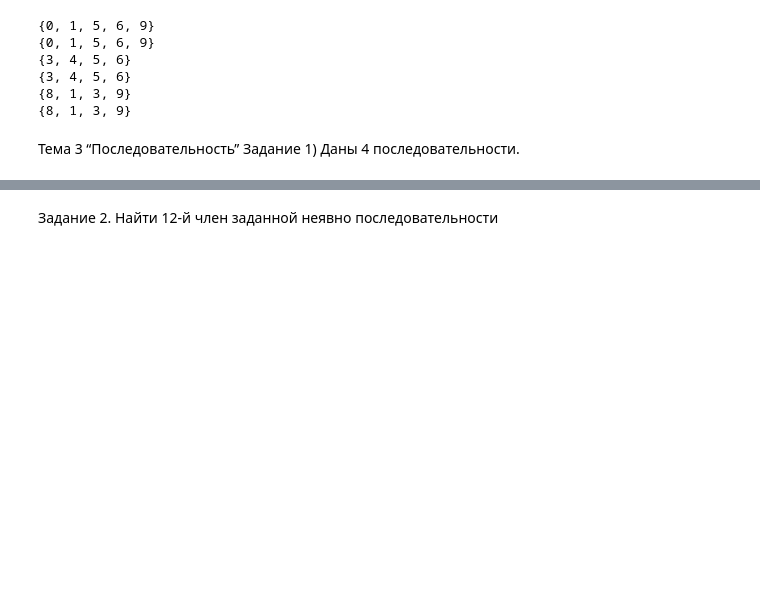
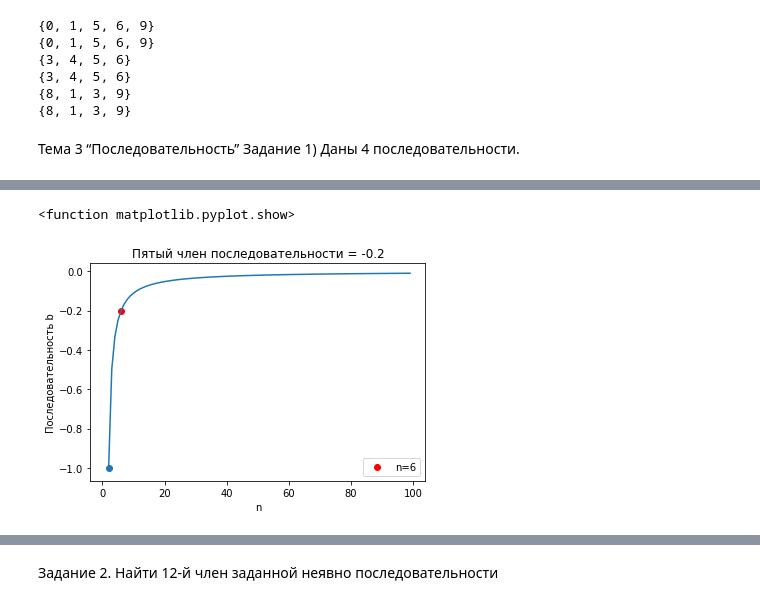
Before and after one commit to aldalinde/Python_for_DSc, a Jupyter notebook: Calculus_2.ipynb, the cells around one changed output, grey strips where cells are left out. Cells and saved outputs as stored; diff of their text form; code cells hidden in the pictures; blank space fills up the shorter version.

```diff
--- a/Calculus_2.ipynb
+++ b/Calculus_2.ipynb
@@ -457,0 +474,13 @@ c) найти пятый по счету член.
+# %%
+n = np.arange(2,100)
+plt.plot(n, (1/(1 - n)))
+plt.scatter(2, 1/(1-2))
+plt.title('Пятый член последовательности = -0.2')
+plt.scatter(6, (1/(1 - 6)), label = "n=6", color='red')
+plt.xlabel('n')
+plt.ylabel('Последовательность b')
+plt.legend(loc='lower right')
+plt.show
+# %% [output]
+<function matplotlib.pyplot.show>
+[figure, added]
```
Also changed, not shown: parts of 35 cells of this notebook.
